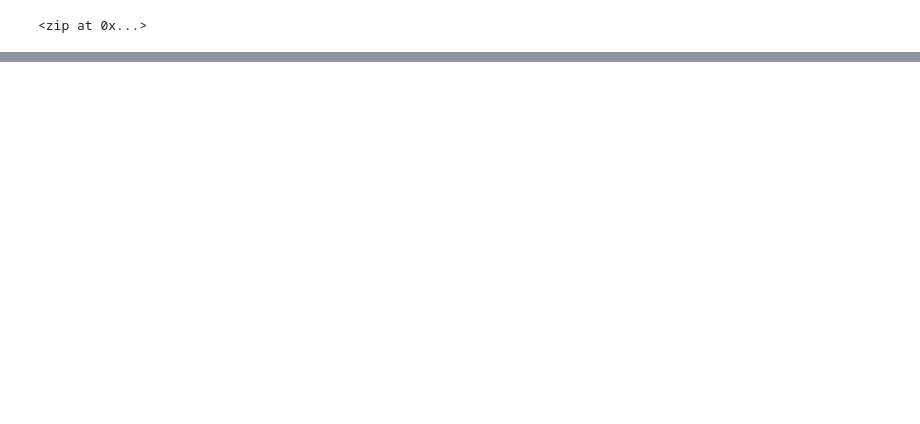
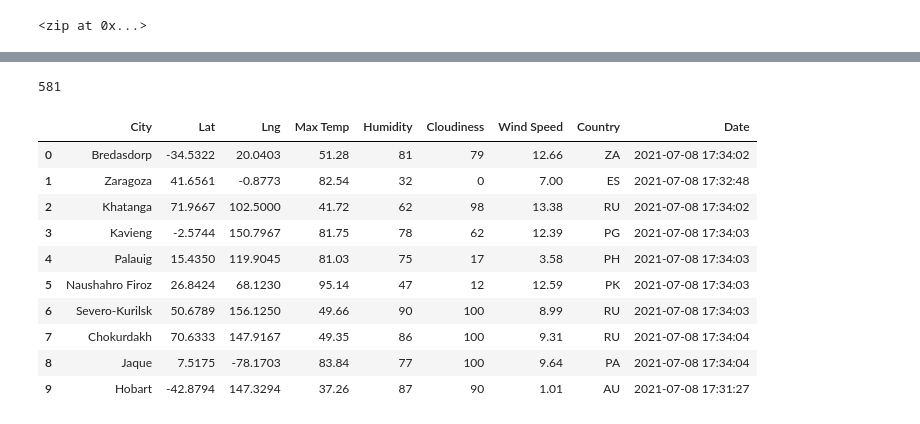
Before and after one commit to awelsh615/World_Weather_Analysis, a Jupyter notebook: WeatherPy.ipynb, the cells around one changed output, grey strips where cells are left out. Cells and saved outputs as stored; diff of their text form; code cells hidden in the pictures; blank space fills up the shorter version.

```diff
--- a/WeatherPy.ipynb
+++ b/WeatherPy.ipynb
@@ -31,0 +35,9 @@ len(cities)
+# %%
+# Import the requests library.
+import requests
+
+# Import the API key.
+from config import weather_api_key
+
+# Starting URL for Weather Map API Call.
+url = "http://api.openweathermap.org/data/2.5/weather?units=Imperial&APPID=" + weather_api_key
@@ -31,0 +121,20 @@ len(cities)
+# %%
+len(city_data)
+# %% [output]
+581
+# %%
+# Convert the array of dictionaries to a Pandas DataFrame.
+city_data_df = pd.DataFrame(city_data)
+city_data_df.head(10)
+# %% [output]
+|  | City | Lat | Lng | Max Temp | Humidity | Cloudiness | Wind Speed | Country | Date |
+| 0 | Bredasdorp | -34.5322 | 20.0403 | 51.28 | 81 | 79 | 12.66 | ZA | 2021-07-08 17:34:02 |
+| 1 | Zaragoza | 41.6561 | -0.8773 | 82.54 | 32 | 0 | 7.00 | ES | 2021-07-08 17:32:48 |
+| 2 | Khatanga | 71.9667 | 102.5000 | 41.72 | 62 | 98 | 13.38 | RU | 2021-07-08 17:34:02 |
+| 3 | Kavieng | -2.5744 | 150.7967 | 81.75 | 78 | 62 | 12.39 | PG | 2021-07-08 17:34:03 |
+| 4 | Palauig | 15.4350 | 119.9045 | 81.03 | 75 | 17 | 3.58 | PH | 2021-07-08 17:34:03 |
+| 5 | Naushahro Firoz | 26.8424 | 68.1230 | 95.14 | 47 | 12 | 12.59 | PK | 2021-07-08 17:34:03 |
+| 6 | Severo-Kurilsk | 50.6789 | 156.1250 | 49.66 | 90 | 100 | 8.99 | RU | 2021-07-08 17:34:03 |
+| 7 | Chokurdakh | 70.6333 | 147.9167 | 49.35 | 86 | 100 | 9.31 | RU | 2021-07-08 17:34:04 |
+| 8 | Jaque | 7.5175 | -78.1703 | 83.84 | 77 | 100 | 9.64 | PA | 2021-07-08 17:34:04 |
+| 9 | Hobart | -42.8794 | 147.3294 | 37.26 | 87 | 90 | 1.01 | AU | 2021-07-08 17:31:27 |
```
Also changed, not shown: parts of 5 cells of this notebook, 3 other files.
